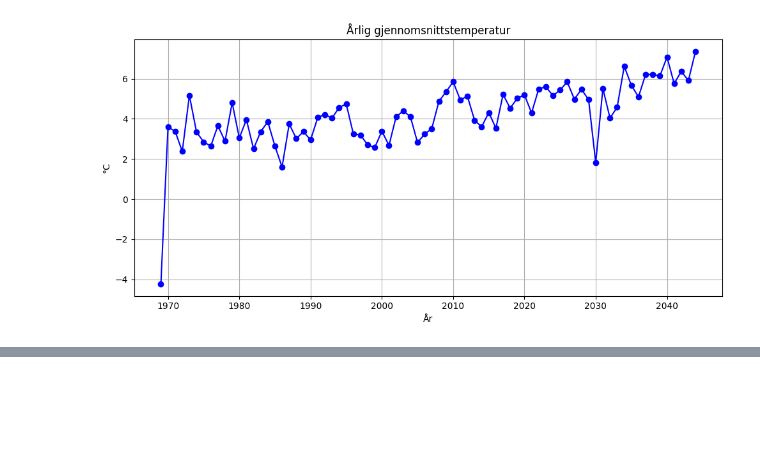
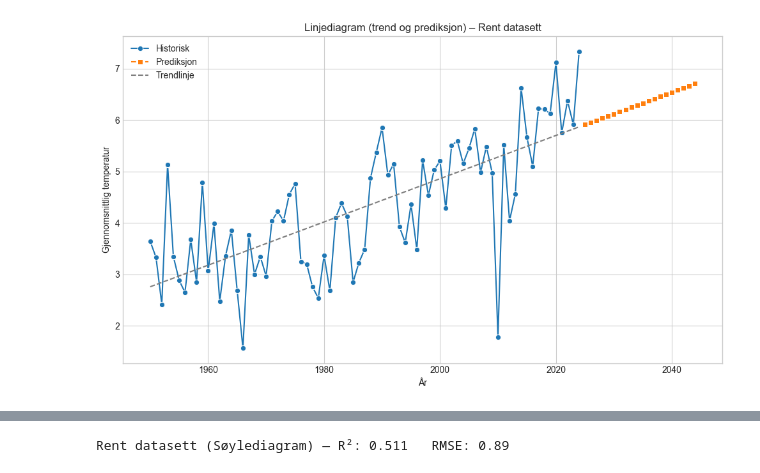
Before and after one commit to matssgulbrandsen/TDT4114-Prosjekt, a Jupyter notebook: notebooks/Oppgave 6 temperaturdata.ipynb, the cells around one changed output, grey strips where cells are left out. Cells and saved outputs as stored; diff of their text form; code cells hidden in the pictures; blank space fills up the shorter version.

```diff
--- a/notebooks/Oppgave 6 temperaturdata.ipynb
+++ b/notebooks/Oppgave 6 temperaturdata.ipynb
@@ -1,72 +22,15 @@
 # %%
-import numpy as np
-import pandas as pd
-import matplotlib.pyplot as plt
-import seaborn as sns
-import openmeteo_requests
-import requests_cache
-from retry_requests import retry
+import sys
+sys.path.append('../src')
 
-# === Hent ekte temperaturdata fra Open-Meteo API ===
-cache_session = requests_cache.CachedSession('.cache', expire_after=-1)
-retry_session = retry(cache_session, retries=5, backoff_factor=0.2)
-openmeteo = openmeteo_requests.Client(session=retry_session)
+from temperaturdata.dataprediksjon import TemperaturPrediksjon
 
-url = "https://archive-api.open-meteo.com/v1/archive"
-params = {
-    "latitude": 63.43,  # Trondheim f.eks.
-    "longitude": 10.39,
-    "start_date": "1950-01-01",
-    "end_date": "2024-12-31",
-    "daily": "temperature_2m_mean",
-    "timezone": "auto"
-}
-responses = openmeteo.weather_api(url, params=params)
-response = responses[0]
-
-# === Konverter data til DataFrame ===
-daily = response.Daily()
-temps = daily.Variables(0).ValuesAsNumpy()
-dates = pd.date_range(start=pd.to_datetime(daily.Time(), utc=True), periods=len(temps), freq="D")
-
-df = pd.DataFrame({
-    "date": dates,
-    "temperature_2m": temps
-})
-df["year"] = df["date"].dt.year
-df["month"] = df["date"].dt.month
-
-# === 1. Linjediagram: Årlig gjennomsnittstemperatur ===
-plt.figure(figsize=(10, 5))
-yearly_avg = df.groupby("year")["temperature_2m"].mean()
-plt.plot(yearly_avg.index, yearly_avg.values, marker='o', linestyle='-', color='blue')
-plt.title("Årlig gjennomsnittstemperatur")
-plt.xlabel("År")
-plt.ylabel("°C")
-plt.grid(True)
-plt.tight_layout()
-plt.show()
-
-# === 2. Søylediagram: Gjennomsnitt per måned over alle år ===
-plt.figure(figsize=(10, 5))
-monthly_avg = df.groupby("month")["temperature_2m"].mean()
-sns.barplot(x=monthly_avg.index, y=monthly_avg.values, palette="coolwarm")
-plt.title("Gjennomsnittlig temperatur per måned")
-plt.xlabel("Måned")
-plt.ylabel("°C")
-plt.tight_layout()
-plt.show()
-
-# === 3. Scatterplot med regresjonslinje: Temperaturtrend over tid ===
-df["day_of_year"] = df["date"].dt.dayofyear
-df["year_frac"] = df["year"] + df["day_of_year"] / 365
-
-plt.figure(figsize=(10, 5))
-sns.regplot(x="year_frac", y="temperature_2m", data=df, scatter_kws={'s': 2}, line_kws={"color": "red"})
-plt.title("Langsiktig temperaturtrend (lineær regresjon)")
-plt.xlabel("År")
-plt.ylabel("°C")
-plt.tight_layout()
-plt.show()
+tp = TemperaturPrediksjon(
+    "../data/temperaturdata/temperaturdata.csv",
+    "../data/temperaturdata/temperaturdata_feilverdier.csv",
+    kolonne="temperature_2m",
+    tidkol="date"
+)
+tp.plot_alle()
 # %% [output]
-[figure, old version]
+[figure, new version]
@@ -76,0 +39 @@ Passing `palette` without assigning `hue` is deprecated and will be removed in v
+Rent datasett (Søylediagram) — R²: 0.511   RMSE: 0.89
```
Also changed, not shown: parts of 2 cells of this notebook.
